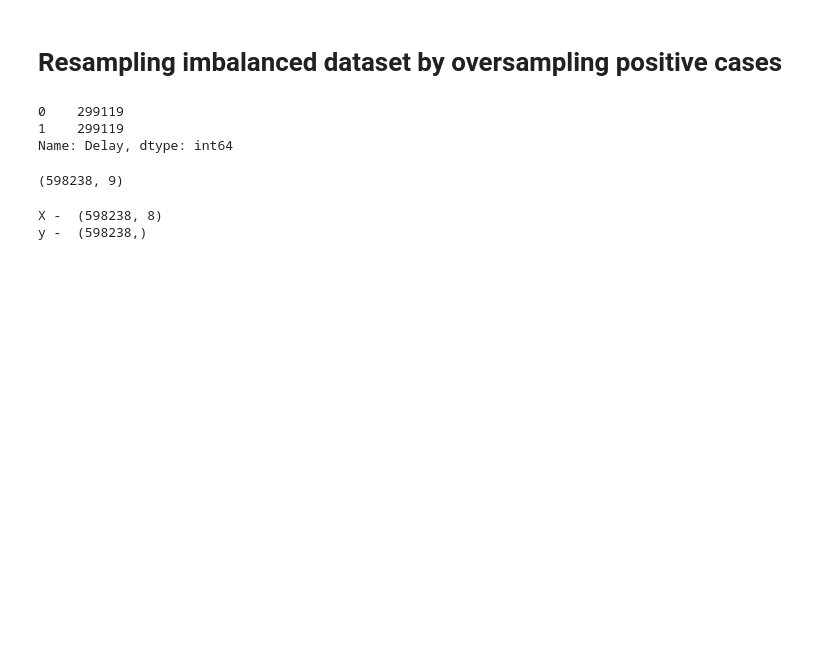
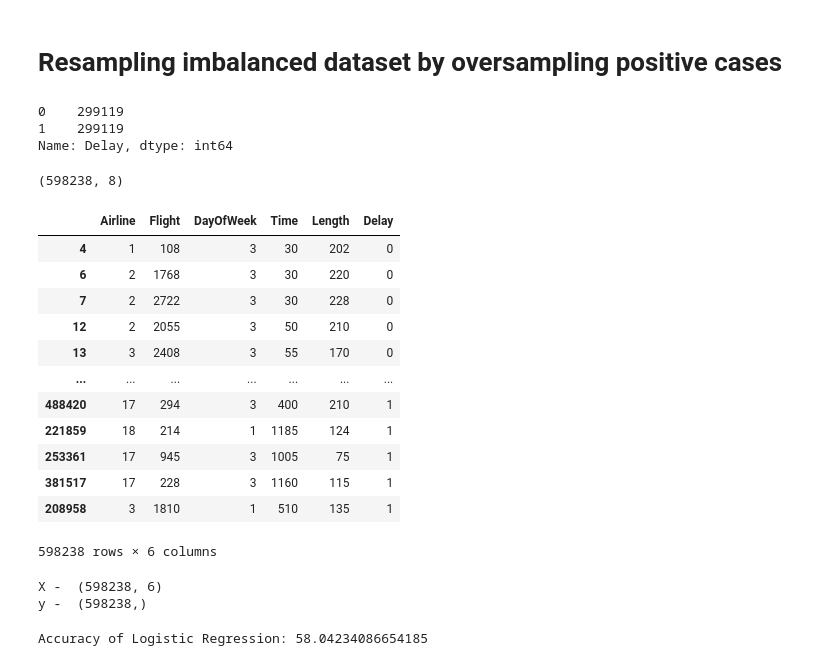
Before and after one commit to chandru1003/Kaggle, a Jupyter notebook: airline-delay.ipynb, the cells around one changed output. Drawn from its saved outputs; the diff is of its cells as text; code cells hidden in the pictures; blank space fills up the shorter version.

Commit message:
Kaggle Notebook | Airline Delay | Version 5

```diff
--- a/airline-delay.ipynb
+++ b/airline-delay.ipynb
@@ -149,3 +149,5 @@ data.head()
 | 2 | 3 | AA | 2400 | LAX | DFW | 3 | 20 | 165 | 1 |
 | 3 | 4 | AA | 2466 | SFO | DFW | 3 | 20 | 195 | 1 |
 | 4 | 5 | AS | 108 | ANC | SEA | 3 | 30 | 202 | 0 |
+# %%
+data.drop(columns=['id'], inplace=True)
@@ -151,0 +182,2 @@ data.head()
+# %%
+data['Airline']=data['Airline'].map({'AS':1,'DL':2,'AA':3,'US':4,'B6':5, 'CO':6,'OO':7,'HA':8, '9E':9, 'EV':10, 'XE':11, 'YV':12, 'UA':13, 'OH':14, 'MQ':15, 'FL':16, 'WN':17, 'F9':18})
@@ -167,13 +208,32 @@ Name: Delay, dtype: int64
 data=target
 np.shape(data)
 # %% [output]
-(598238, 9)
+(598238, 8)
+# %%
+data.drop(columns=['AirportFrom','AirportTo'], inplace=True)
+#data.drop(columns=['id'], inplace=True)
+# %%
+data
+# %% [output]
+|  | Airline | Flight | DayOfWeek | Time | Length | Delay |
+| 4 | 1 | 108 | 3 | 30 | 202 | 0 |
+| 6 | 2 | 1768 | 3 | 30 | 220 | 0 |
+| 7 | 2 | 2722 | 3 | 30 | 228 | 0 |
+| 12 | 2 | 2055 | 3 | 50 | 210 | 0 |
+| 13 | 3 | 2408 | 3 | 55 | 170 | 0 |
+| ... | ... | ... | ... | ... | ... | ... |
+| 488420 | 17 | 294 | 3 | 400 | 210 | 1 |
+| 221859 | 18 | 214 | 1 | 1185 | 124 | 1 |
+| 253361 | 17 | 945 | 3 | 1005 | 75 | 1 |
+| 381517 | 17 | 228 | 3 | 1160 | 115 | 1 |
+| 208958 | 3 | 1810 | 1 | 510 | 135 | 1 |
+598238 rows × 6 columns
 # %%
-X=data.iloc[:,0:8]
+X=data.iloc[:,0:6]
 y=data.iloc[:,-1]
 print("X - ", X.shape, "\ny - ", y.shape)
 # %% [output]
-X -  (598238, 8)
+X -  (598238, 6)
 y -  (598238,)
 # %%
 from sklearn.model_selection import train_test_split
@@ -188,0 +246,9 @@ from sklearn.tree import DecisionTreeClassifier
+# %%
+from sklearn.linear_model import LogisticRegression
+lr = LogisticRegression(random_state=1, max_iter=1000)
+model = lr.fit(train_x, train_y)
+lr_predict = lr.predict(test_x)
+lr_acc_score = accuracy_score(test_y, lr_predict)
+print("Accuracy of Logistic Regression:",lr_acc_score*100,'\n')
+# %% [output]
+Accuracy of Logistic Regression: 58.04234086654185
```
Also changed, not shown: parts of 7 cells of this notebook.
